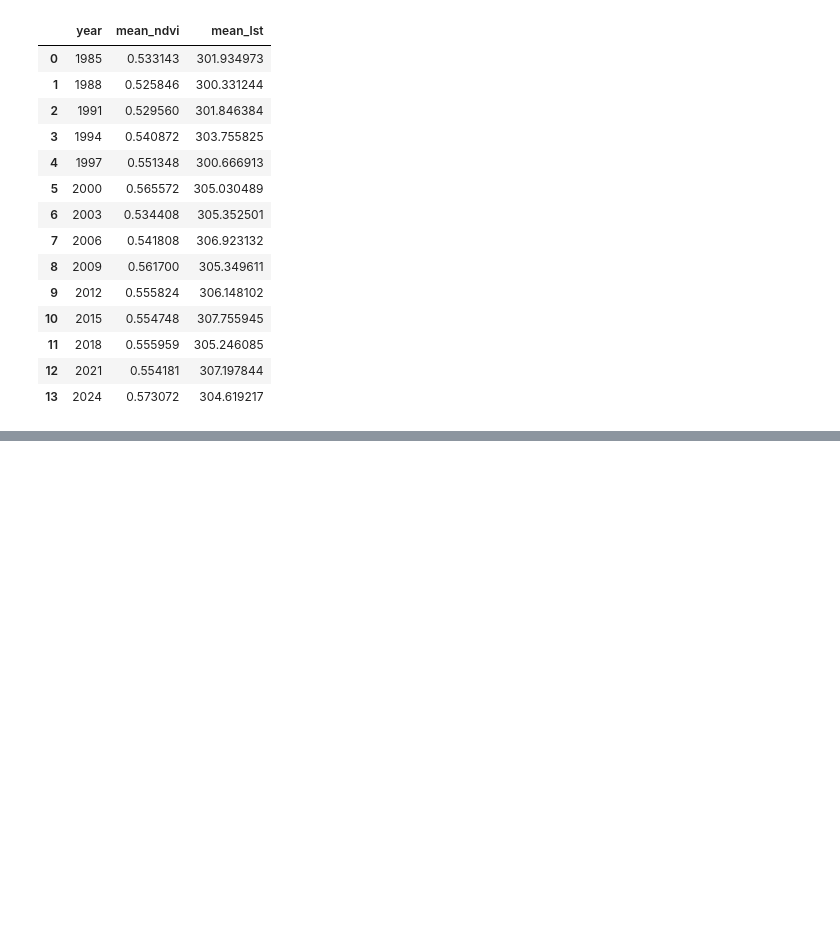
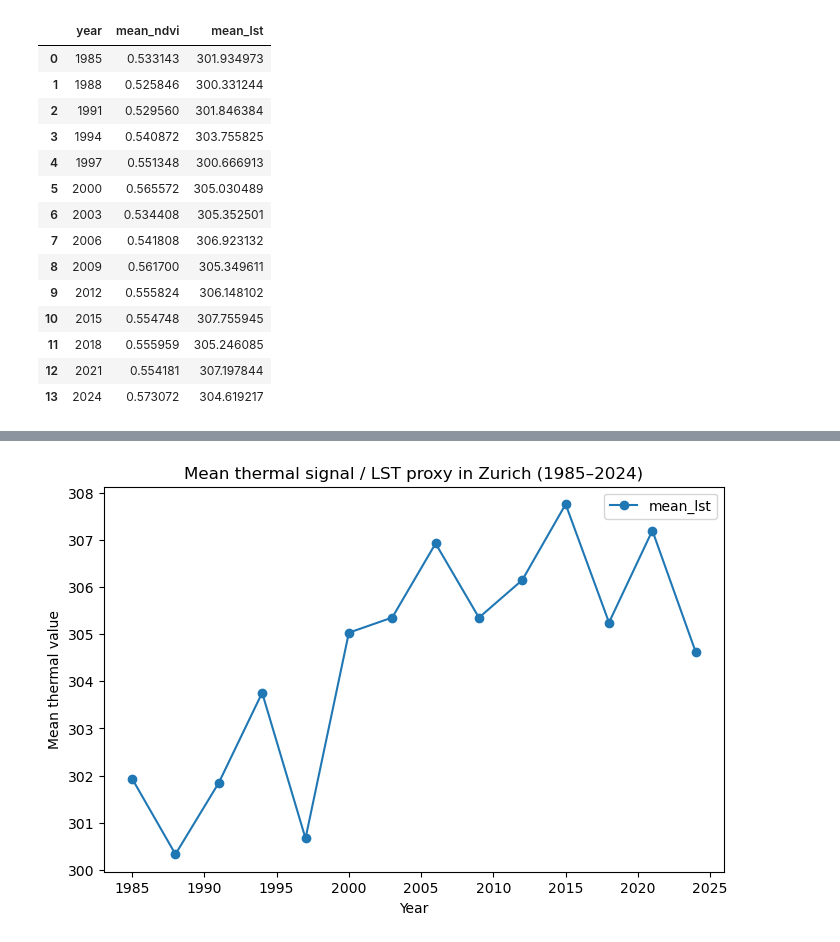
Before and after one commit to silhoe/SDS_project, a Jupyter notebook: notebooks/Project3.ipynb, the cells around one changed output, grey strips where cells are left out. Cells and saved outputs as stored; diff of their text form; code cells hidden in the pictures; blank space fills up the shorter version.

```diff
--- a/notebooks/Project3.ipynb
+++ b/notebooks/Project3.ipynb
@@ -90,0 +105,13 @@ df
+# %%
+df.plot(
+    x="year",
+    y="mean_lst",
+    marker="o",
+    figsize=(8,5)
+)
+plt.title("Mean thermal signal / LST proxy in Zurich (1985–2024)")
+plt.xlabel("Year")
+plt.ylabel("Mean thermal value")
+plt.show()
+# %% [output]
+[figure, added]
```
Also changed, not shown: parts of 2 cells of this notebook.
